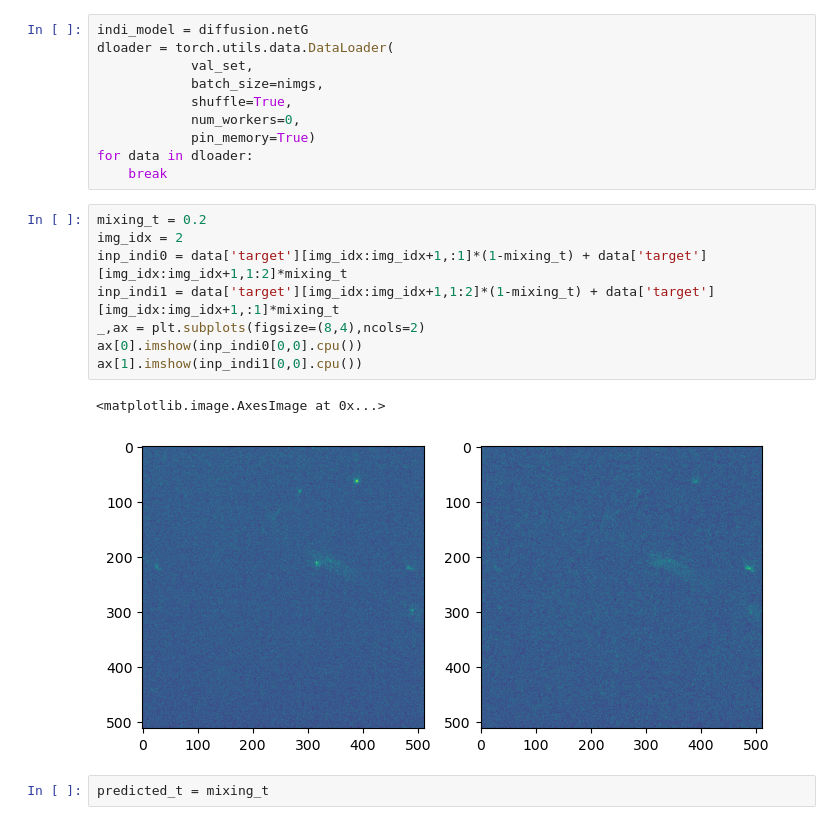
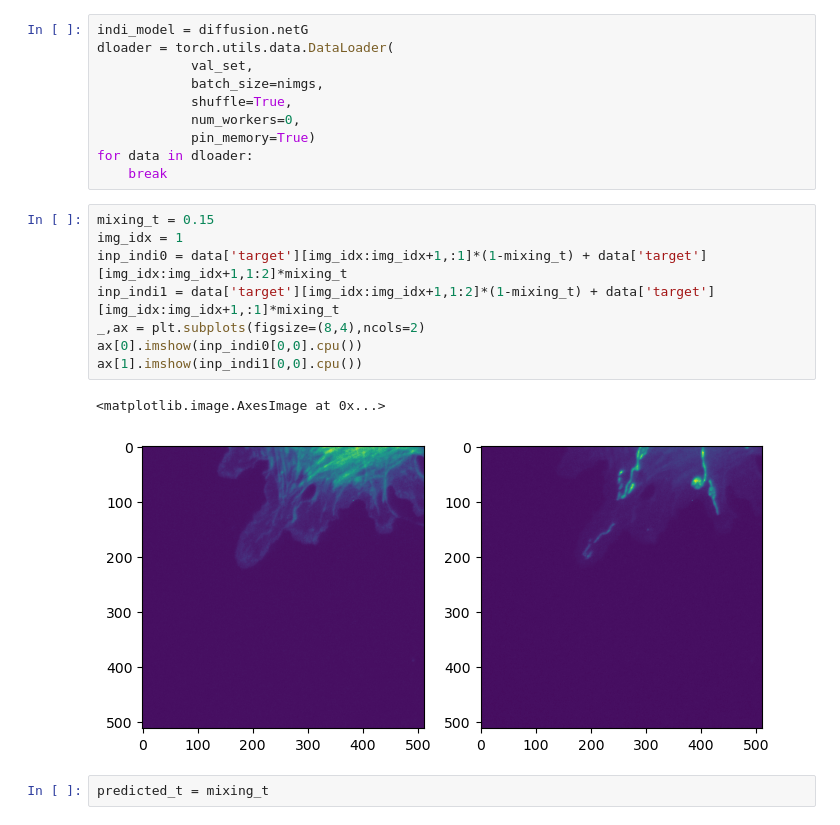
Before and after one commit to rayanirban/DiffSplitting, a Jupyter notebook: notebooks/EvaluateJointIndi.ipynb, the cells around one changed output. Drawn from its saved outputs; the diff is of its cells as text.

```diff
--- a/notebooks/EvaluateJointIndi.ipynb
+++ b/notebooks/EvaluateJointIndi.ipynb
@@ -475,16 +470,16 @@ dloader = torch.utils.data.DataLoader(
 for data in dloader:
     break
 # %%
-mixing_t = 0.2
-img_idx = 2
+mixing_t = 0.15
+img_idx = 1
 inp_indi0 = data['target'][img_idx:img_idx+1,:1]*(1-mixing_t) + data['target'][img_idx:img_idx+1,1:2]*mixing_t
 inp_indi1 = data['target'][img_idx:img_idx+1,1:2]*(1-mixing_t) + data['target'][img_idx:img_idx+1,:1]*mixing_t
 _,ax = plt.subplots(figsize=(8,4),ncols=2)
 ax[0].imshow(inp_indi0[0,0].cpu())
 ax[1].imshow(inp_indi1[0,0].cpu())
 # %% [output]
 <matplotlib.image.AxesImage at 0x...>
-[figure, old version]
+[figure, new version]
 # %%
 predicted_t = mixing_t
 # %%
```
Also changed, not shown: parts of 18 cells of this notebook, 2 other files.
